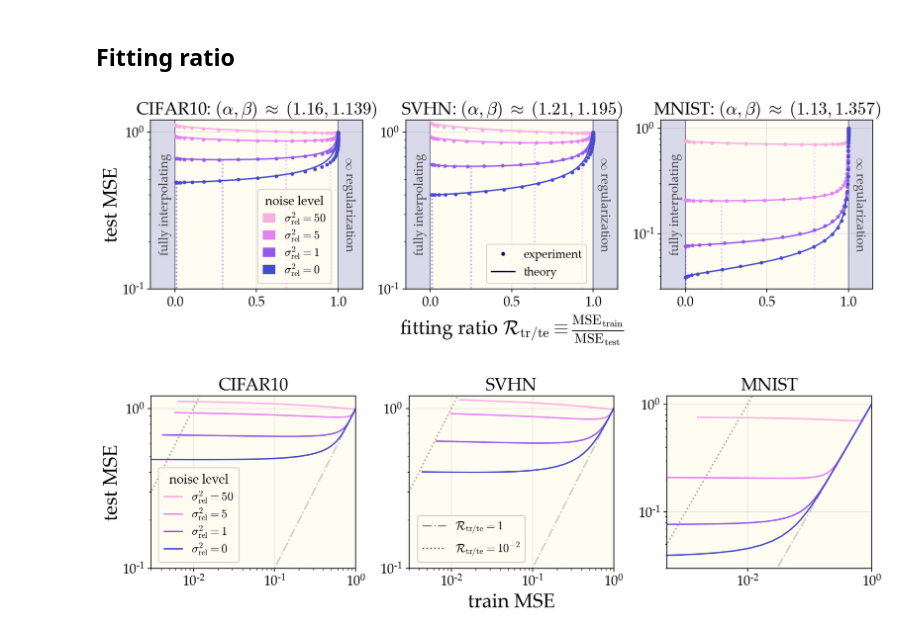
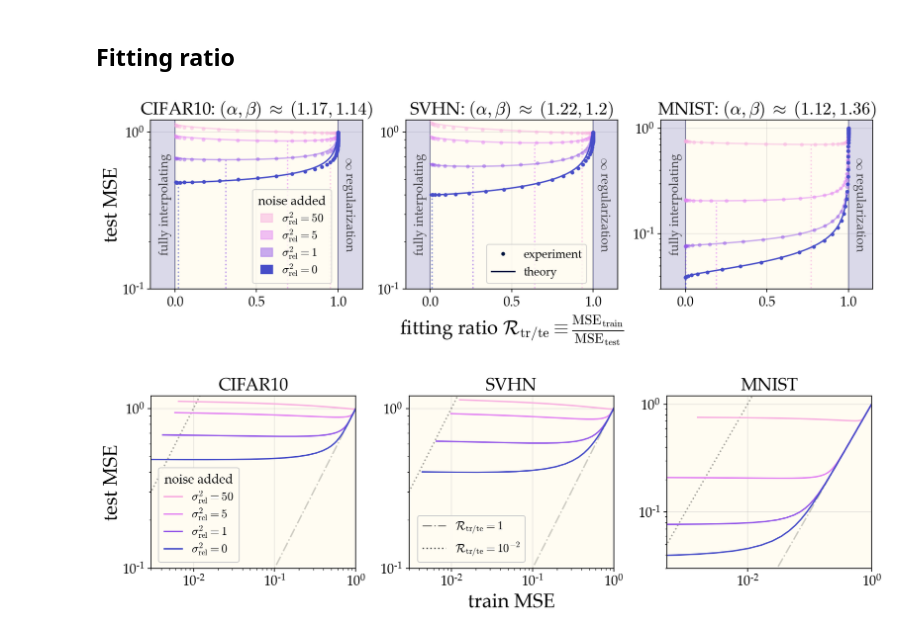
Before and after one commit to dkarkada/more-is-better, a Jupyter notebook: plots/plotting.ipynb, the cells around one changed output. Cells and saved outputs as stored; diff of their text form; code cells hidden in the pictures.

```diff
--- a/plots/plotting.ipynb
+++ b/plots/plotting.ipynb
@@ -368,7 +368,10 @@ plt.savefig("rf-gaussian-grid.pdf", bbox_inches="tight")
 # %% [markdown]
 ## Powerlaw estimation
 # %%
-colors = [get_color(i, 4) for i in range(5)]
+def sample_logspace(low, high, num, base):
+    arr = np.logspace(low, high, num=num, base=base).astype(int)
+    return np.array(sorted(list(set(list(arr)))))
+
 cmap = 4
 
 fig, axes = plt.subplots(ncols=2, nrows=3, sharex=True, figsize=(12,12))
@@ -376,7 +379,7 @@ fig, axes = plt.subplots(ncols=2, nrows=3, sharex=True, figsize=(12,12))
 row_params = {
     "dataset": ["cifar10", "svhn", "mnist"],
     "title": ["CIFAR10", "SVHN", "MNIST"],
-    "exponents": [(1.16, 1.139), (1.21, 1.195), (1.13, 1.357)]
+    "exponents": [(1.17, 1.14), (1.22, 1.20), (1.12, 1.36)]
 }
 col_params = {
     "title": ["Eigenvalues", "Squared eigencoefficients",],
@@ -391,7 +394,6 @@ for j, ax in enumerate(axes[0]):
                 xycoords='axes fraction', textcoords='offset points',
                 size='x-large', ha='center', va='baseline')
 
-# Create additional axes for x-labels
 for i, ax in enumerate(axes[:, 0]):
     title = row_params["title"][i]
     ax.annotate(title, xy=(0, 0.5), xytext=(-ax.yaxis.labelpad - 10, 0),
@@ -418,10 +420,8 @@ for (i, j), ax in np.ndenumerate(axes):
             eigvals = eigdata[n]["eigvals"]
             idxs = 1 + np.arange(len(eigvals))
             # plt.plot(idxs, thingy(idxs, 1.3, 0.02))
-            # USE INT LOGSPACE
-            ax.scatter(idxs[:200], eigvals[:200], s=2, color=color)
-            ax.scatter(idxs[200:2000:10], eigvals[200:2000:10], s=2, color=color)
-            ax.scatter(idxs[2000::100], eigvals[2000::100], s=2, color=color)
+            subsample_idxs = sample_logspace(0, np.log10(n), 5000, base=10)[:n] - 1
+            ax.scatter(idxs[subsample_idxs], eigvals[subsample_idxs], s=2, color=color)
             ax.plot(idxs, C * idxs**-alpha, ls=':', color='k')
             ax.text(2e4, ymax/5, f"$\\alpha\\approx{alpha:.2f}$",
                     fontsize=18, ha='right', va='top')
@@ -430,10 +430,11 @@ for (i, j), ax in np.ndenumerate(axes):
             eigcoeffs = np.linalg.norm(eigcoeffs_full, axis=-1)**2
             # eigcoeffs = sorted(eigcoeffs, reverse=True)
             idxs = 1 + np.arange(len(eigcoeffs))
-            ax.scatter(idxs, eigcoeffs, s=2, alpha=.3, color=color)
+            subsample_idxs = sample_logspace(0, np.log10(n), 5000, base=10)[:n] - 1
+            ax.scatter(idxs[subsample_idxs], eigcoeffs[subsample_idxs], s=2, alpha=.3, color=color)
             # ax.scatter(idxs, eigcoeffs, s=8, lw=0, alpha=.3, color=color)
             ax.plot(idxs, C * idxs**-beta, ls=':', color='k')
-            ax.text(2e4, ymax/5, f"$\\beta\\approx{beta:.3f}$",
+            ax.text(2e4, ymax/5, f"$\\beta\\approx{beta:.2f}$",
                     fontsize=18, ha='right', va='top')
 
     ax.set_ylabel(col_params["ylabel"][j], size="x-large")
@@ -461,5 +462,5 @@ plt.figlegend(
     framealpha=0.95,
 )
 # plt.show()
-plt.savefig("eigenspectra.pdf", bbox_inches="tight")
+plt.savefig("eigenspectra.png", bbox_inches="tight", dpi=300)
 # %% [output]
@@ -699,8 +695,8 @@ plot_params = {
     "datasets": ["mnist", "svhn", "cifar10"],
     "titles": ["MNIST", "SVHN", "CIFAR10"],
     "ymin": [0.03, 0.1, 0.1],
-    "alpha": [1.13, 1.21, 1.16],
-    "beta": [1.357, 1.195, 1.139],
+    "alpha": [1.12, 1.22, 1.17],
+    "beta": [1.36, 1.20, 1.14],
 }
 permute = [2, 1, 0]
 
@@ -718,6 +714,7 @@ for i, ax in enumerate(axes):
     beta = plot_params["beta"][i]
 
     for j, noise in enumerate(noises[::-1]):
+        transp = 0.5 if noise > 0 else 1
         # test_mse, train_mse = test_mses[noise], train_mses[noise]
         test_mse, _ = expt.get(stats_axis='trial', noise=noise, result="test_mse")
         train_mse, _ = expt.get(stats_axis='trial', noise=noise, result="train_mse")
@@ -728,9 +725,9 @@ for i, ax in enumerate(axes):
         thry = mse_theory(R_thry, alpha, beta, noise, 30000)
         pf = test_mse.min()/thry.min()
         thry *= pf
-        ax.plot(R_thry, thry, color=get_color(j), label=f"$\sigma^2_\mathrm{{rel}}={noise}$", zorder=2)
+        ax.plot(R_thry, thry, color=get_color(j), alpha=transp, zorder=2)
 
-        ax.scatter(R, test_mse, s=8, color=get_color(j), zorder=2)
+        ax.scatter(R, test_mse, s=16, color=get_color(j), alpha=transp, lw=0, zorder=2)
         minidx = thry.argmin()
         ax.vlines(R_thry[minidx], 0, thry[minidx], ls=':', alpha=0.6, color=get_color(j), zorder=1)
 
@@ -762,38 +759,38 @@ plt.ticklabel_format(axis='y', style='plain')
 plt.tight_layout()
 fig.subplots_adjust(bottom=0)
 plt.figlegend(
     (
-        Patch(color=get_color(0)),
-        Patch(color=get_color(1)),
-        Patch(color=get_color(2)),
+        Patch(color=get_color(0), alpha=0.5),
+        Patch(color=get_color(1), alpha=0.5),
+        Patch(color=get_color(2), alpha=0.5),
         Patch(color=get_color(3)),),
     (
         f"$\sigma^2_\mathrm{{rel}}={noises[3]}$",
         f"$\sigma^2_\mathrm{{rel}}={noises[2]}$",
         f"$\sigma^2_\mathrm{{rel}}={noises[1]}$",
         f"$\sigma^2_\mathrm{{rel}}={noises[0]}$",),
     fontsize=12,
-    title='noise level', title_fontsize=13,
+    title='noise added', title_fontsize=13,
     borderpad=.5, labelspacing=0.2,
     handlelength=1,
     ncol=1,
     bbox_to_anchor=(.332, .0),
     loc="lower right",
 )
 plt.figlegend(
     (
         Line2D([0], [0], color='xkcd:navy', ls="none", marker='.'),
         Line2D([0], [0], color='xkcd:navy'),),
     (
         "experiment",
         "theory",),
     fontsize=12,
     bbox_to_anchor=(.637,.0),
     loc="lower right",
 )
 plt.savefig("fitting-ratio.pdf", bbox_inches="tight")
 # %% [output]
-[figure, old version]
+[figure, new version]
 # %%
 fig, axes = plt.subplots(ncols=3, figsize=(12,3))
 
```
Also changed, not shown: parts of 7 cells of this notebook, 9 other files.
